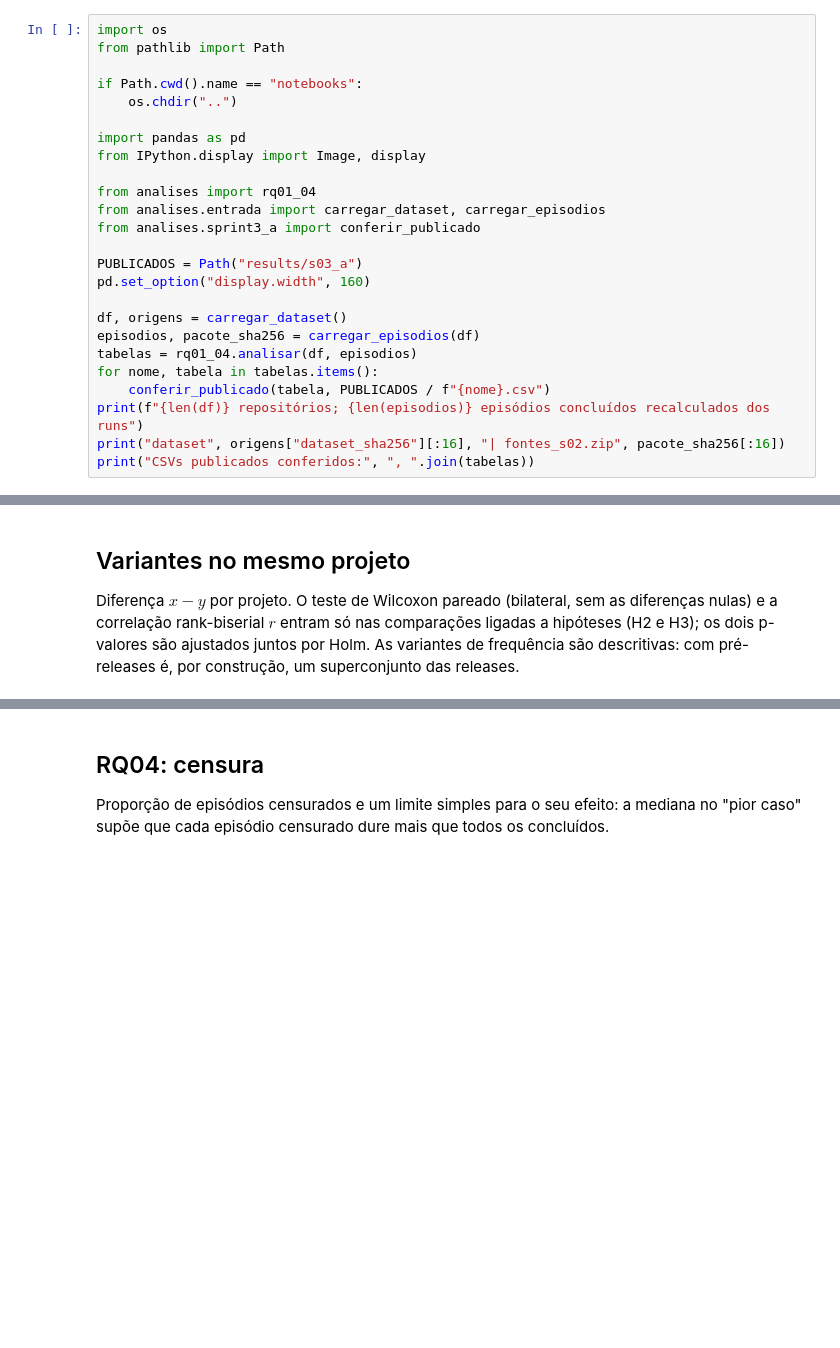
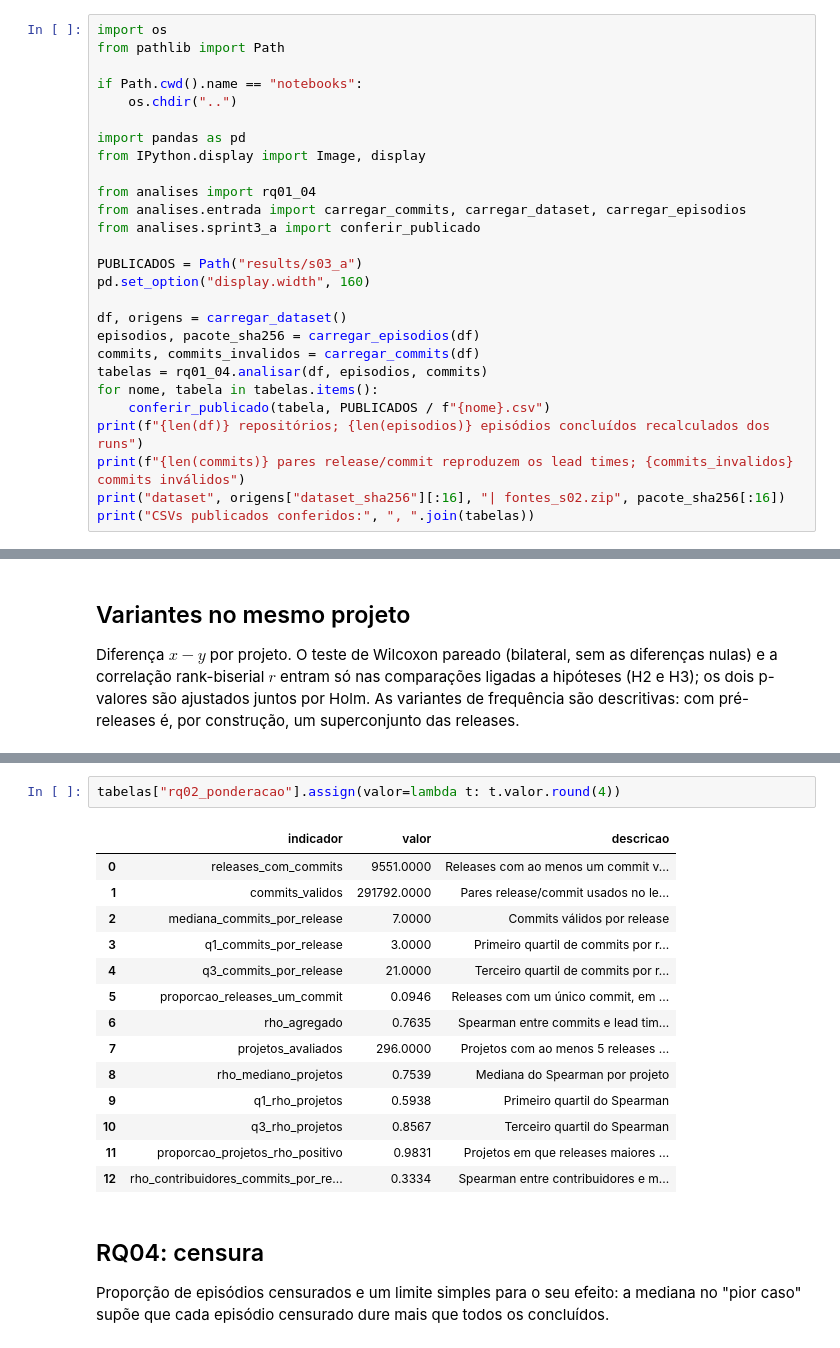
Before and after one commit to PedroMaiaAlves/lab-experimentacao-software, a Jupyter notebook: Lab03/notebooks/rq01_04_s03_a.ipynb, the cells around one changed output, grey strips where cells are left out. Saved outputs shown, nothing was run; the diff lists cells and outputs as text; blank space fills up the shorter version.

```diff
--- a/Lab03/notebooks/rq01_04_s03_a.ipynb
+++ b/Lab03/notebooks/rq01_04_s03_a.ipynb
@@ -29,7 +29,7 @@ import pandas as pd
 from IPython.display import Image, display
 
 from analises import rq01_04
-from analises.entrada import carregar_dataset, carregar_episodios
+from analises.entrada import carregar_commits, carregar_dataset, carregar_episodios
 from analises.sprint3_a import conferir_publicado
 
 PUBLICADOS = Path("results/s03_a")
@@ -37,10 +37,12 @@ pd.set_option("display.width", 160)
 
 df, origens = carregar_dataset()
 episodios, pacote_sha256 = carregar_episodios(df)
-tabelas = rq01_04.analisar(df, episodios)
+commits, commits_invalidos = carregar_commits(df)
+tabelas = rq01_04.analisar(df, episodios, commits)
 for nome, tabela in tabelas.items():
     conferir_publicado(tabela, PUBLICADOS / f"{nome}.csv")
 print(f"{len(df)} repositórios; {len(episodios)} episódios concluídos recalculados dos runs")
+print(f"{len(commits)} pares release/commit reproduzem os lead times; {commits_invalidos} commits inválidos")
 print("dataset", origens["dataset_sha256"][:16], "| fontes_s02.zip", pacote_sha256[:16])
 print("CSVs publicados conferidos:", ", ".join(tabelas))
 # %% [output]
@@ -97,3 +106,20 @@ tabelas["rq01_04_pareadas"][colunas]
+# %%
+tabelas["rq02_ponderacao"].assign(valor=lambda t: t.valor.round(4))
+# %% [output]
+|  | indicador | valor | descricao |
+| 0 | releases_com_commits | 9551.0000 | Releases com ao menos um commit v... |
+| 1 | commits_validos | 291792.0000 | Pares release/commit usados no le... |
+| 2 | mediana_commits_por_release | 7.0000 | Commits válidos por release |
+| 3 | q1_commits_por_release | 3.0000 | Primeiro quartil de commits por r... |
+| 4 | q3_commits_por_release | 21.0000 | Terceiro quartil de commits por r... |
+| 5 | proporcao_releases_um_commit | 0.0946 | Releases com um único commit, em ... |
+| 6 | rho_agregado | 0.7635 | Spearman entre commits e lead tim... |
+| 7 | projetos_avaliados | 296.0000 | Projetos com ao menos 5 releases ... |
+| 8 | rho_mediano_projetos | 0.7539 | Mediana do Spearman por projeto |
+| 9 | q1_rho_projetos | 0.5938 | Primeiro quartil do Spearman |
+| 10 | q3_rho_projetos | 0.8567 | Terceiro quartil do Spearman |
+| 11 | proporcao_projetos_rho_positivo | 0.9831 | Projetos em que releases maiores ... |
+| 12 | rho_contribuidores_commits_por_re... | 0.3334 | Spearman entre contribuidores e m... |
 # %% [markdown]
 ## RQ04: censura
 
```
Also changed, not shown: parts of 4 cells of this notebook, 21 other files.
